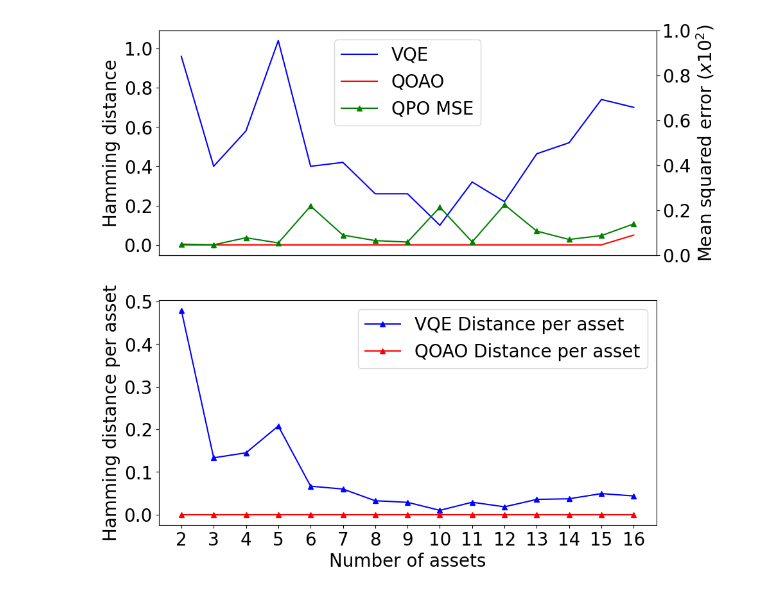
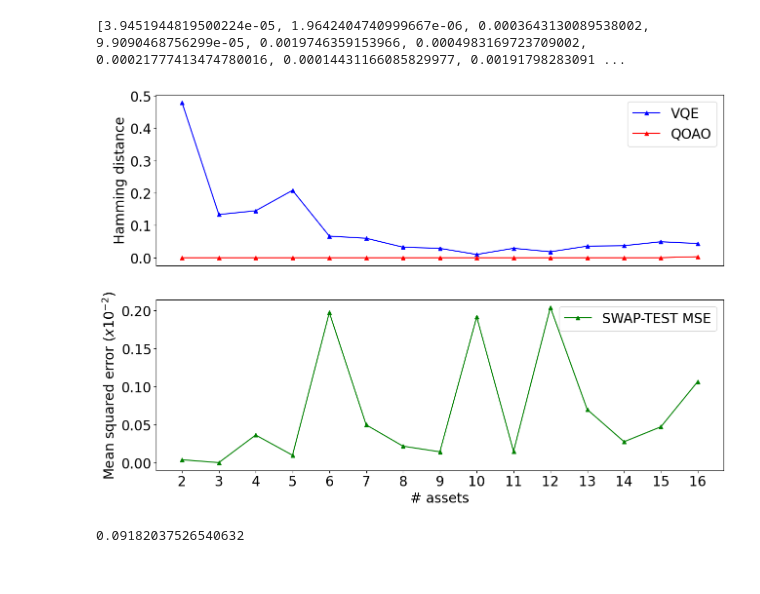
Before and after one commit to tulliavu/QPO, a Jupyter notebook: plot.ipynb, the cells around one changed output. Drawn from its saved outputs; the diff is of its cells as text; code cells hidden in the pictures.

Commit message:
Update image

```diff
--- a/plot.ipynb
+++ b/plot.ipynb
@@ -10,45 +13,51 @@ accum_error_vqes, accum_error_qoaos, accum_error_qpos = [], [], []
 accum_error_vqes_std, accum_error_qoaos_std, accum_error_qpo_std = [], [], []
 
 # plot as 2 subplots
-fig, ax = plt.subplots(2, 1, figsize=(10, 10))
+fig, ax = plt.subplots(2, 1, figsize=(15, 10))
 plt.rcParams.update({'font.size': 20})
 num_assets = range(2, 17)
 for i in num_assets:
-    result = pd.read_csv(f'./result_{i}.csv')
+    result = pd.read_csv(f'./result/result_{i}.csv')
     accum_error_vqe, accum_error_qoao = [], []
     for j in range(0, len(result)):
         accum_error_vqe.append(po.hamming(ast.literal_eval(result['list selection numpy'][j]), ast.literal_eval(result['list selection vqe'][j])))
         accum_error_qoao.append(po.hamming(ast.literal_eval(result['list selection numpy'][j]), ast.literal_eval(result['list selection qoao'][j])))
     accum_error_vqes.append(np.nanmean(accum_error_vqe))
     accum_error_vqes_std.append(np.nanstd(accum_error_vqe))
     accum_error_qoaos.append(np.nanmean(accum_error_qoao))
     accum_error_qoaos_std.append(np.nanstd(accum_error_qoao))
 
-    result = pd.read_csv(f'./compare_{i}.csv')
+    result = pd.read_csv(f'./compare/compare_{i}.csv')
     accum_error_qpo = []
     for j in range(0, len(result)):
         accum_error_qpo.append(abs(result['numpy'][i] - result['qpo'][i]))
     accum_error_qpos.append(np.nanmean(accum_error_qpo))
     accum_error_qpo_std.append(np.nanstd(accum_error_qpo))
 #plt.fill_between(num_assets, np.array(accum_error_vqes) - np.array(accum_error_vqes_std), np.array(accum_error_vqes) + np.array(accum_error_vqes_std), alpha=0.2)
 # plot with mean and std for me
-ax[0].plot(num_assets, accum_error_vqes, color = 'blue', label = 'VQE')
+ax[0].plot(num_assets, accum_error_vqes, color = 'blue', marker = '^', label = 'VQE')
 #plt.fill_between(num_assets, np.array(accum_error_qoaos) - np.array(accum_error_qoaos_std), np.array(accum_error_qoaos) + np.array(accum_error_qoaos_std), alpha=0.2)
-ax[0].plot(num_assets, accum_error_qoaos, color = 'red', label = 'QOAO')
-plt.xlabel('Number of assets')
+ax[0].plot(num_assets, accum_error_qoaos, color = 'red', marker = '^', label = 'QOAO')
 ax[0].set_ylabel('Hamming distance')
-ax[0].plot(num_assets, 10**2*np.array(accum_error_qpos), marker = '^', color = 'green', label = 'QPO MSE')
-ax[1].plot(num_assets, [float(accum_error_vqes[i-2]/i) for i in num_assets], marker = '^', color = 'blue', label = 'VQE Distance per asset')
-ax[1].plot(num_assets, [float(accum_error_qoao[i-2]/i) for i in num_assets], marker = '^', color = 'red', label = 'QOAO Distance per asset')
+ax[1].plot(num_assets, 10**2*np.array(accum_error_qpos), marker = '^', color = 'green', label = 'SWAP-TEST MSE')
+#ax[1].plot(num_assets, [float(accum_error_vqes[i-2]/i) for i in num_assets], marker = '^', color = 'blue', label = 'VQE Distance per asset')
+#ax[1].plot(num_assets, [float(accum_error_qoao[i-2]/i) for i in num_assets], marker = '^', color = 'red', label = 'QOAO Distance per asset')
 # clear the axis x of x[0]
-ax[0].set_xticks([])
 ax[0].legend()
 plt.legend()
 # plot a right y axis for me
-ax[0].twinx()
+#ax[0].twinx()
+ax[0].set_xticks([])
 ax[1].set_ylabel("Hamming distance per asset")
 ax[1].set_xticks(range(2, 17))
-plt.ylabel('Mean squared error $(x 10^2)$')
-plt.savefig('hamming_distance.pdf', format='pdf', dpi=300)
+ax[1].set_xlabel('# assets')
+plt.ylabel('Mean squared error $(x 10^{-2})$')
+plt.savefig('hamming_distance.pdf', format='pdf', dpi=300, bbox_inches='tight')
+print(accum_error_qpos)
 # %% [output]
+[3.9451944819500224e-05, 1.9642404740999667e-06, 0.0003643130089538002, 9.9090468756299e-05, 0.0019746359153966, 0.0004983169723709002, 0.00021777413474780016, 0.00014431166085829977, 0.00191798283091 ...
-[figure, old version]
+[figure, new version]
+# %%
+np.mean(accum_error_vqes)
+# %% [output]
+0.09182037526540632
```
Also changed, not shown: parts of 1 cell of this notebook, 8 other files.
